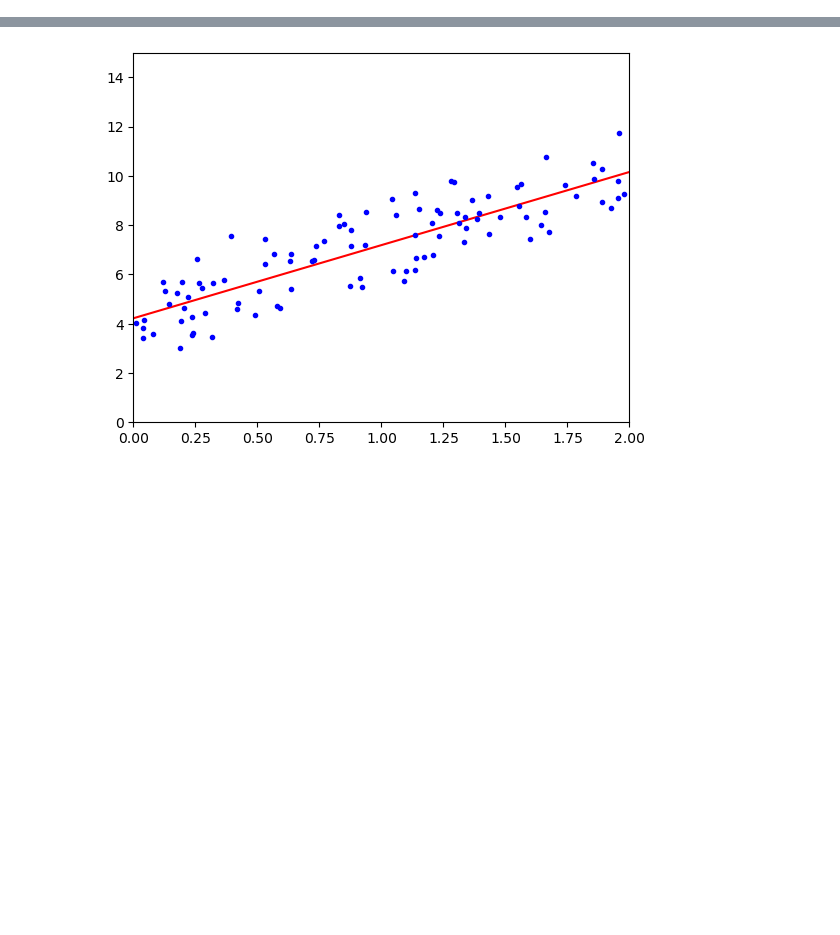
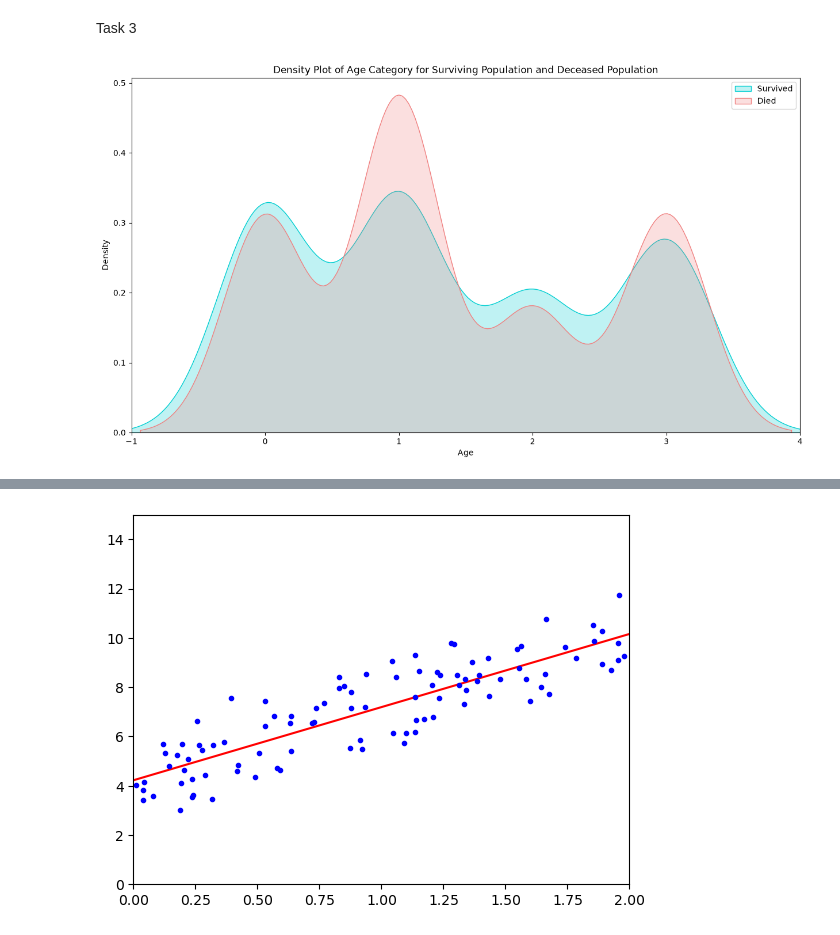
Before and after one commit to MaHofseth/Dave3625-2026, a Jupyter notebook: Lab4/lin_regression.ipynb, the cells around one changed output, grey strips where cells are left out. Cells and saved outputs as stored; diff of their text form; code cells hidden in the pictures; blank space fills up the shorter version.

```diff
--- a/Lab4/lin_regression.ipynb
+++ b/Lab4/lin_regression.ipynb
@@ -0,0 +16,3 @@
+# %%
+df = pd.read_csv('data/Titanic_Cleaned.csv', sep=',')
+df.head(5)
@@ -0,0 +26,9 @@
+# %%
+df_train = df[df['Survived'].notnull()]
+df_test = df[df['Survived'].isnull()]
+
+df_train.to_csv('data/train2.csv', index=False)
+df_test.to_csv('data/test2.csv', index=False)
+
+print(f"Training set shape: {df_train.shape}")
+print(f"Test set shape: {df_test.shape}")
@@ -0,0 +40,5 @@
+# %%
+df_train['TravelAlone'] = (df_train['SibSp'] + df_train['Parch'] == 0).astype(int)
+# %%
+df_train = df_train.drop(columns=['Parch'])
+df_train = df_train.drop(columns=['SibSp'])
@@ -0,0 +56,13 @@
+# %% [markdown]
+Task 3
+# %%
+plt.figure(figsize=(15,8))
+ax = sns.kdeplot(df_train["CatAge"][df_train.Survived == 1], color="darkturquoise", fill=True)
+sns.kdeplot(df_train["CatAge"][df_train.Survived == 0], color="lightcoral", fill=True)
+plt.legend(['Survived', 'Died'])
+plt.title('Density Plot of Age Category for Surviving Population and Deceased Population')
+ax.set(xlabel='Age')
+plt.xlim(-1,4)
+plt.show()
+# %% [output]
+[figure, added]
```
Also changed, not shown: parts of 18 cells of this notebook, 2 other files.
